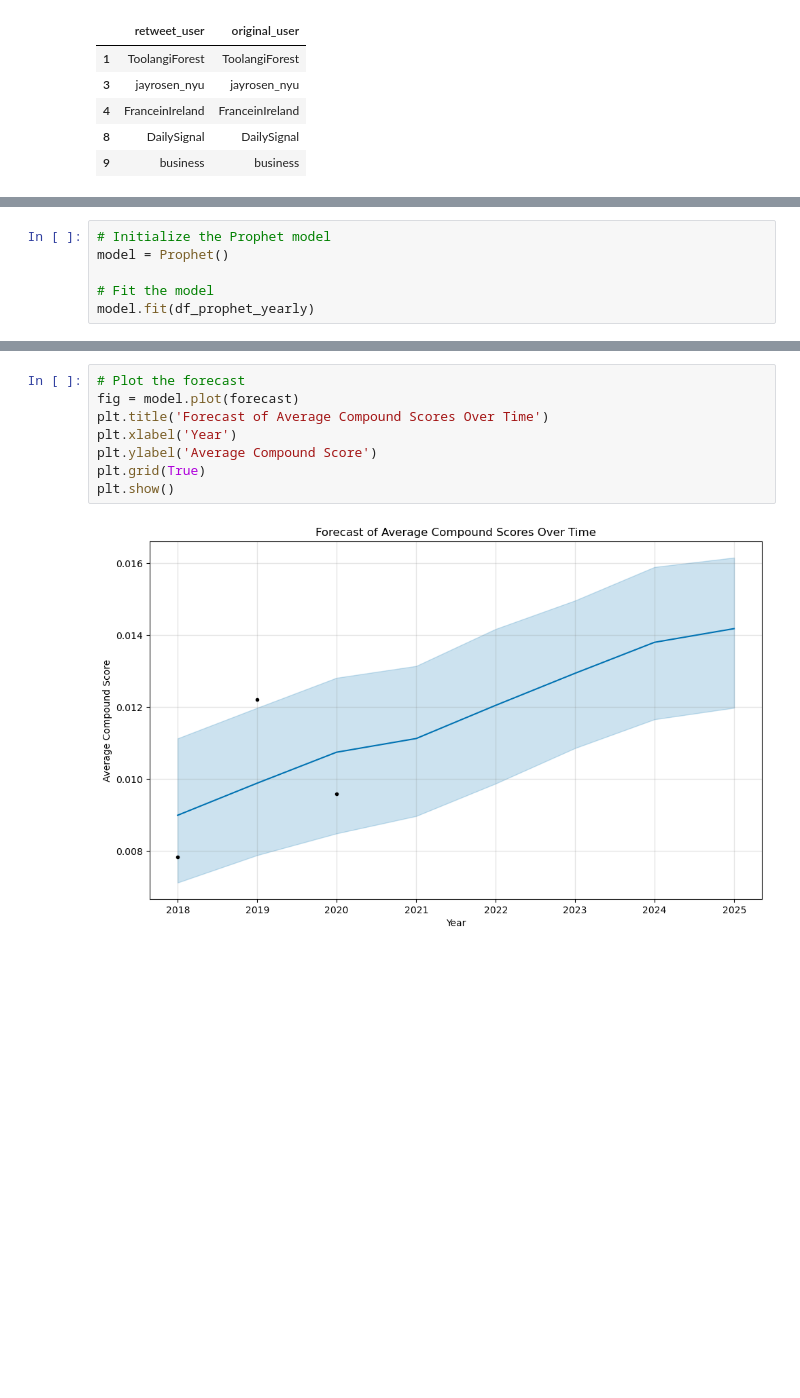
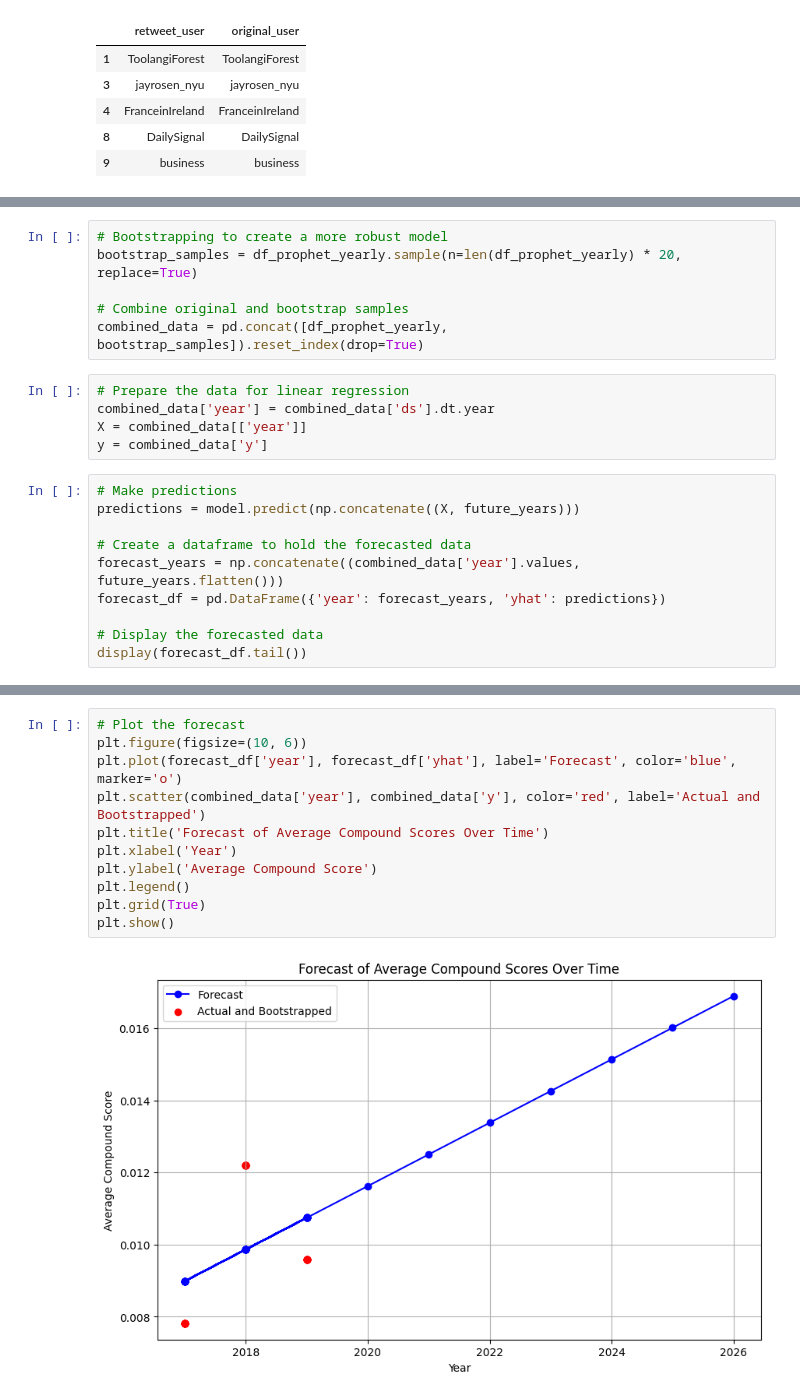
Before and after one commit to atirumal/DH140-Final-Project, a Jupyter notebook: FinalProject.ipynb, the cells around one changed output, grey strips where cells are left out. Saved outputs shown, nothing was run; the diff lists cells and outputs as text; blank space fills up the shorter version.

```diff
--- a/FinalProject.ipynb
+++ b/FinalProject.ipynb
@@ -494,6 +496,0 @@ See the caveats in the documentation: https://pandas.pydata.org/pandas-docs/stab
-# %%
-# Initialize the Prophet model
-model = Prophet()
-
-# Fit the model
-model.fit(df_prophet_yearly)
@@ -519,0 +508,21 @@ display(forecast[['ds', 'yhat', 'yhat_lower', 'yhat_upper']].tail())
+# %%
+# Bootstrapping to create a more robust model
+bootstrap_samples = df_prophet_yearly.sample(n=len(df_prophet_yearly) * 20, replace=True)
+
+# Combine original and bootstrap samples
+combined_data = pd.concat([df_prophet_yearly, bootstrap_samples]).reset_index(drop=True)
+# %%
+# Prepare the data for linear regression
+combined_data['year'] = combined_data['ds'].dt.year
+X = combined_data[['year']]
+y = combined_data['y']
+# %%
+# Make predictions
+predictions = model.predict(np.concatenate((X, future_years)))
+
+# Create a dataframe to hold the forecasted data
+forecast_years = np.concatenate((combined_data['year'].values, future_years.flatten()))
+forecast_df = pd.DataFrame({'year': forecast_years, 'yhat': predictions})
+
+# Display the forecasted data
+display(forecast_df.tail())
@@ -520,10 +536,13 @@ display(forecast[['ds', 'yhat', 'yhat_lower', 'yhat_upper']].tail())
 # %%
 # Plot the forecast
-fig = model.plot(forecast)
+plt.figure(figsize=(10, 6))
+plt.plot(forecast_df['year'], forecast_df['yhat'], label='Forecast', color='blue', marker='o')
+plt.scatter(combined_data['year'], combined_data['y'], color='red', label='Actual and Bootstrapped')
 plt.title('Forecast of Average Compound Scores Over Time')
 plt.xlabel('Year')
 plt.ylabel('Average Compound Score')
+plt.legend()
 plt.grid(True)
 plt.show()
 # %% [output]
-[figure, old version]
+[figure, new version]
```
Also changed, not shown: parts of 34 cells of this notebook, 1 other file.
